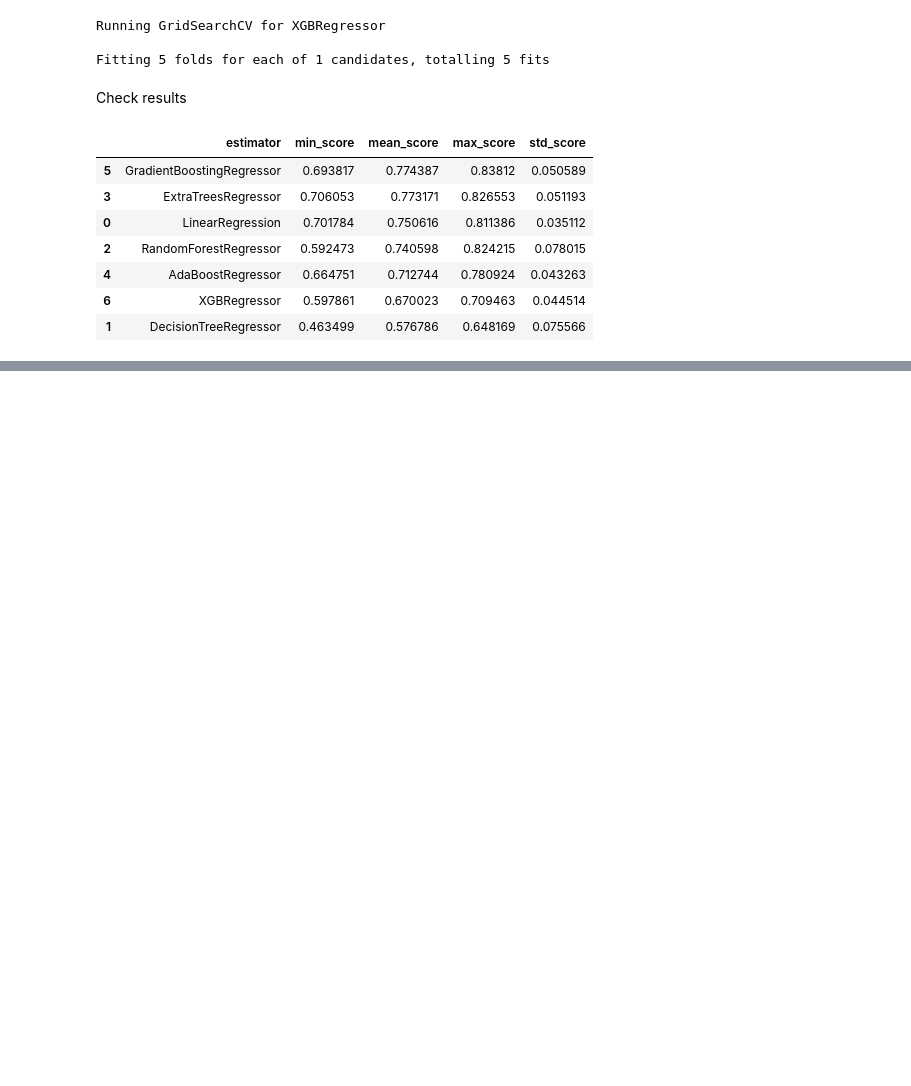
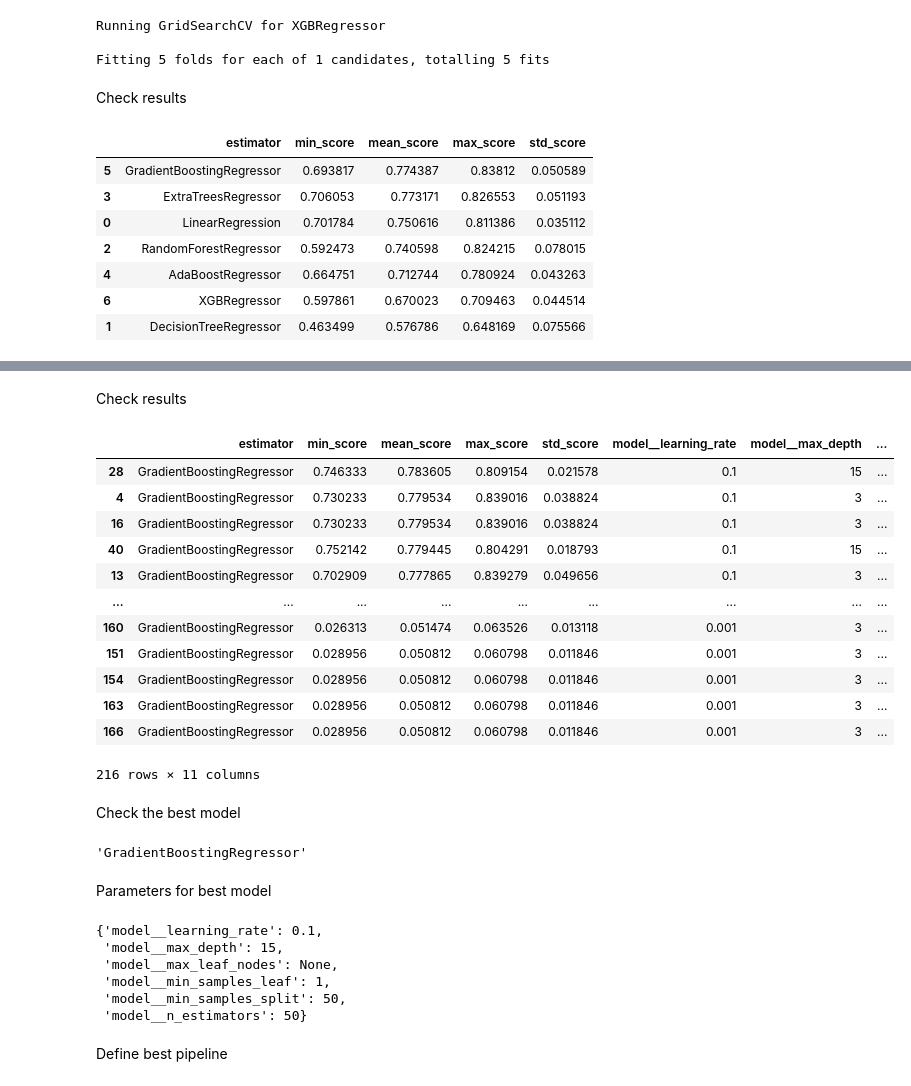
Before and after one commit to davep33l/pp5-house-price-predictor, a Jupyter notebook: jupyter_notebooks/5_Modelling_And_Evaluation.ipynb, the cells around one changed output, grey strips where cells are left out. Saved outputs shown, nothing was run; the diff lists cells and outputs as text; code cells hidden in the pictures; blank space fills up the shorter version.

```diff
--- a/jupyter_notebooks/5_Modelling_And_Evaluation.ipynb
+++ b/jupyter_notebooks/5_Modelling_And_Evaluation.ipynb
@@ -258,0 +291,40 @@ grid_search_summary
+# %% [markdown]
+Check results
+# %%
+gb_grid_search_summary, gb_grid_search_pipelines = search.score_summary(sort_by='mean_score')
+gb_grid_search_summary
+# %% [output]
+|  | estimator | min_score | mean_score | max_score | std_score | model__learning_rate | model__max_depth | ... |
+| 28 | GradientBoostingRegressor | 0.746333 | 0.783605 | 0.809154 | 0.021578 | 0.1 | 15 | ... |
+| 4 | GradientBoostingRegressor | 0.730233 | 0.779534 | 0.839016 | 0.038824 | 0.1 | 3 | ... |
+| 16 | GradientBoostingRegressor | 0.730233 | 0.779534 | 0.839016 | 0.038824 | 0.1 | 3 | ... |
+| 40 | GradientBoostingRegressor | 0.752142 | 0.779445 | 0.804291 | 0.018793 | 0.1 | 15 | ... |
+| 13 | GradientBoostingRegressor | 0.702909 | 0.777865 | 0.839279 | 0.049656 | 0.1 | 3 | ... |
+| ... | ... | ... | ... | ... | ... | ... | ... | ... |
+| 160 | GradientBoostingRegressor | 0.026313 | 0.051474 | 0.063526 | 0.013118 | 0.001 | 3 | ... |
+| 151 | GradientBoostingRegressor | 0.028956 | 0.050812 | 0.060798 | 0.011846 | 0.001 | 3 | ... |
+| 154 | GradientBoostingRegressor | 0.028956 | 0.050812 | 0.060798 | 0.011846 | 0.001 | 3 | ... |
+| 163 | GradientBoostingRegressor | 0.028956 | 0.050812 | 0.060798 | 0.011846 | 0.001 | 3 | ... |
+| 166 | GradientBoostingRegressor | 0.028956 | 0.050812 | 0.060798 | 0.011846 | 0.001 | 3 | ... |
+216 rows × 11 columns
+# %% [markdown]
+Check the best model
+# %%
+gb_best_model = gb_grid_search_summary.iloc[0, 0]
+gb_best_model
+# %% [output]
+'GradientBoostingRegressor'
+# %% [markdown]
+Parameters for best model
+# %%
+gb_best_parameters = gb_grid_search_pipelines[gb_best_model].best_params_
+gb_best_parameters
+# %% [output]
+{'model__learning_rate': 0.1,
+ 'model__max_depth': 15,
+ 'model__max_leaf_nodes': None,
+ 'model__min_samples_leaf': 1,
+ 'model__min_samples_split': 50,
+ 'model__n_estimators': 50}
+# %% [markdown]
+Define best pipeline
```
Also changed, not shown: parts of 30 cells of this notebook.
